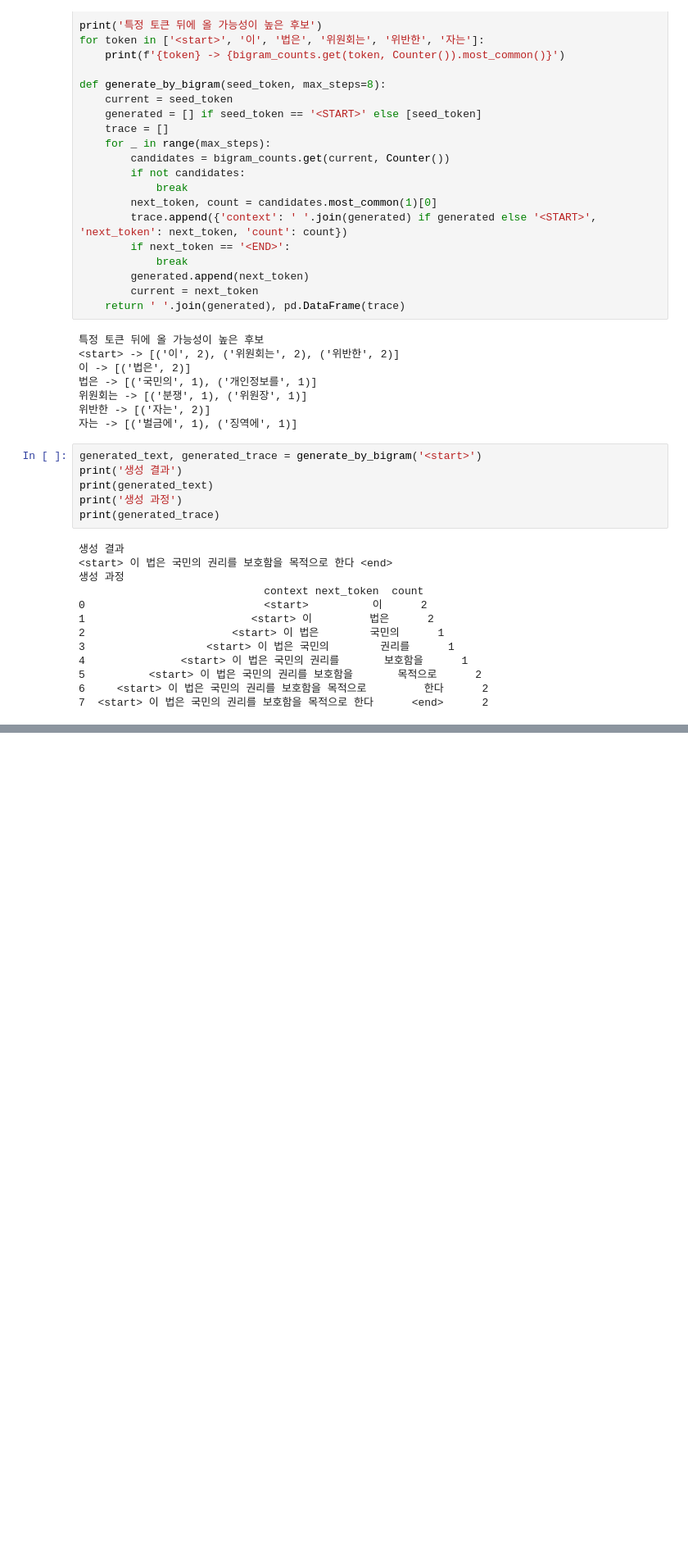
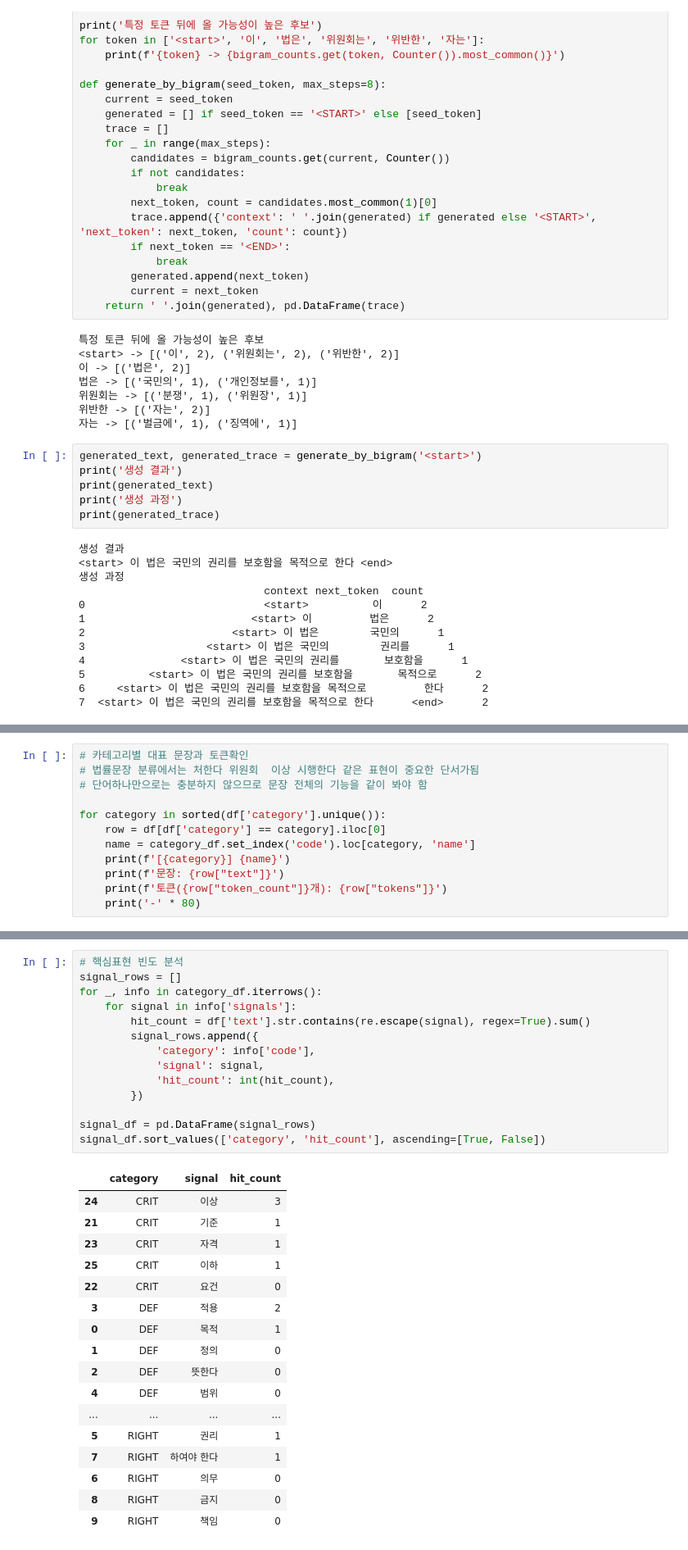
Before and after one commit to eunjin661/study_recode, a Jupyter notebook: 01_tuteur guide/LLM/01.ipynb, the cells around one changed output, grey strips where cells are left out. Shown at 82% size. Drawn from its saved outputs; the diff is of its cells as text; blank space fills up the shorter version.

```diff
--- a/01_tuteur guide/LLM/01.ipynb
+++ b/01_tuteur guide/LLM/01.ipynb
@@ -179,0 +407,12 @@ print(generated_trace)
+# %%
+# 카테고리별 대표 문장과 토큰확인
+# 법률문장 분류에서는 처한다 위원회  이상 시행한다 같은 표현이 중요한 단서가됨
+# 단어하나만으로는 충분하지 않으므로 문장 전체의 기능을 같이 봐야 함
+
+for category in sorted(df['category'].unique()):
+    row = df[df['category'] == category].iloc[0]
+    name = category_df.set_index('code').loc[category, 'name']
+    print(f'[{category}] {name}')
+    print(f'문장: {row["text"]}')
+    print(f'토큰({row["token_count"]}개): {row["tokens"]}')
+    print('-' * 80)
@@ -179,0 +437,32 @@ print(generated_trace)
+# %%
+# 핵심표현 빈도 분석
+signal_rows = []
+for _, info in category_df.iterrows():
+    for signal in info['signals']:
+        hit_count = df['text'].str.contains(re.escape(signal), regex=True).sum()
+        signal_rows.append({
+            'category': info['code'],
+            'signal': signal,
+            'hit_count': int(hit_count),
+        })
+
+signal_df = pd.DataFrame(signal_rows)
+signal_df.sort_values(['category', 'hit_count'], ascending=[True, False])
+# %% [output]
+|  | category | signal | hit_count |
+| 24 | CRIT | 이상 | 3 |
+| 21 | CRIT | 기준 | 1 |
+| 23 | CRIT | 자격 | 1 |
+| 25 | CRIT | 이하 | 1 |
+| 22 | CRIT | 요건 | 0 |
+| 3 | DEF | 적용 | 2 |
+| 0 | DEF | 목적 | 1 |
+| 1 | DEF | 정의 | 0 |
+| 2 | DEF | 뜻한다 | 0 |
+| 4 | DEF | 범위 | 0 |
+| ... | ... | ... | ... |
+| 5 | RIGHT | 권리 | 1 |
+| 7 | RIGHT | 하여야 한다 | 1 |
+| 6 | RIGHT | 의무 | 0 |
+| 8 | RIGHT | 금지 | 0 |
+| 9 | RIGHT | 책임 | 0 |
```
Also changed, not shown: parts of 6 cells of this notebook, 3 other files.
